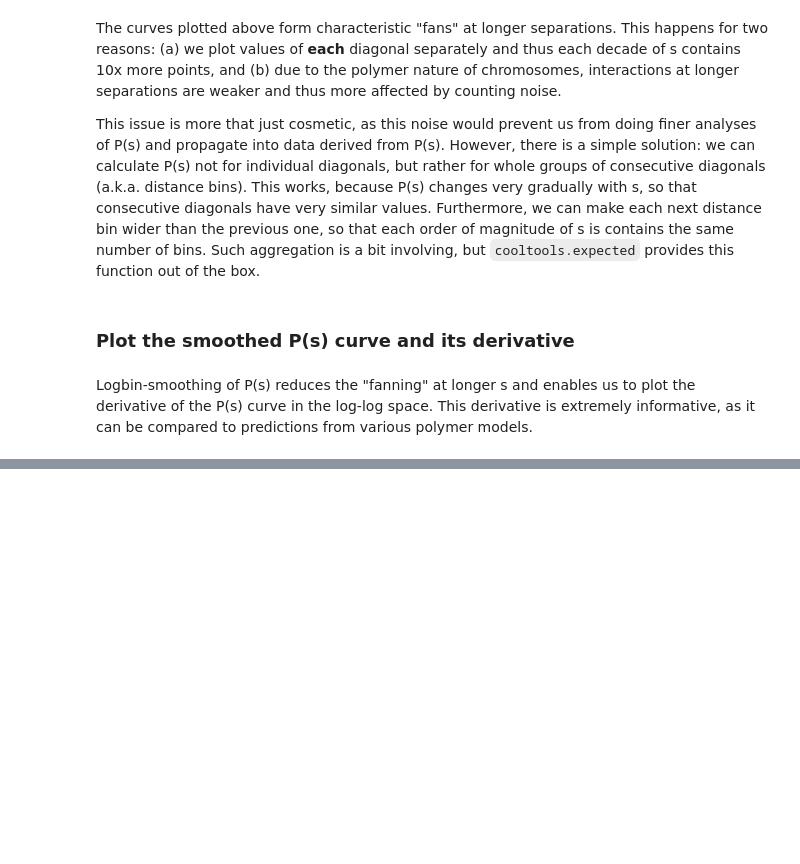
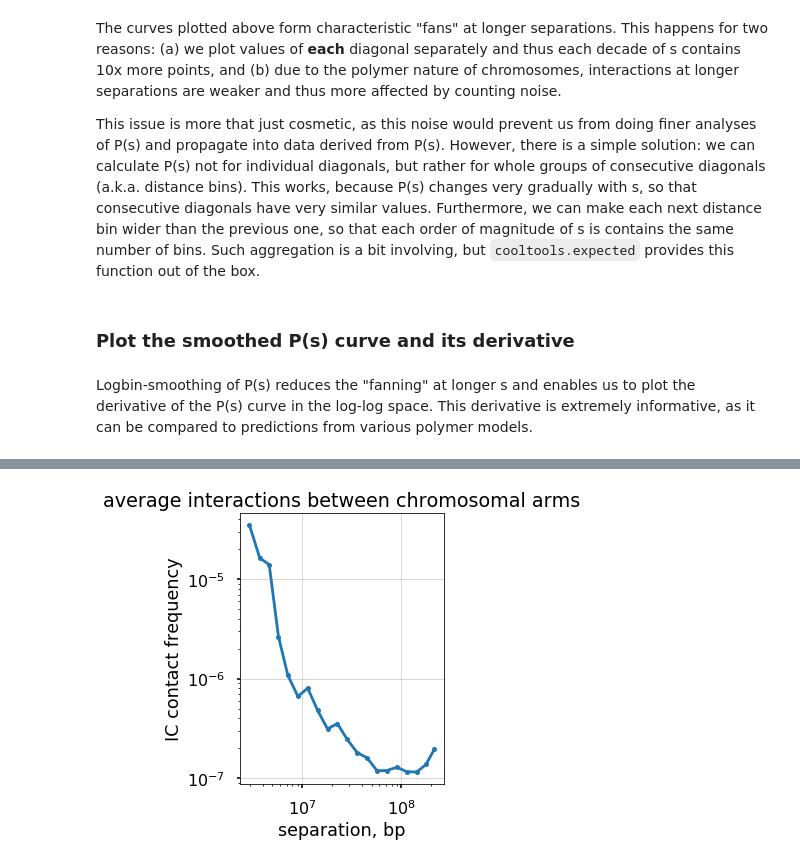
Before and after one commit to open2c/open2c_examples, a Jupyter notebook: contacts_vs_distance.ipynb, the cells around one changed output, grey strips where cells are left out. Cells and saved outputs as stored; diff of their text form; code cells hidden in the pictures; blank space fills up the shorter version.

Commit message:
cvd - add inter-arm scaling

```diff
--- a/contacts_vs_distance.ipynb
+++ b/contacts_vs_distance.ipynb
@@ -223,0 +223,13 @@ ax.grid(lw=0.5)
+# %%
+# create two sets of left and right arms, matching each other (cis-ones):
+gb = hg38_arms.groupby('chrom')
+left_arms = gb.nth(0).reset_index()
+right_arms = gb.nth(1).reset_index()
+# %%
+# cvd_inter == contacts-vs-distance between chromosomal arms
+cvd_inter = cooltools.expected.diagsum_asymm(
+    clr=clr,
+    regions1=left_arms,
+    regions2=right_arms,
+    transforms={'balanced': lambda p: p['count']*p['weight1']*p['weight2']}
+)
@@ -223,0 +268,17 @@ ax.grid(lw=0.5)
+# %%
+f, ax = plt.subplots(1,1,
+    figsize=(5,5),)
+ax.loglog(
+    lb_cvd_inter_agg['s_bp'],
+    lb_cvd_inter_agg['balanced.avg'],
+    marker='o',
+    markersize=5,
+)
+ax.set(
+    xlabel='separation, bp',
+    ylabel='IC contact frequency',
+    title="average interactions between chromosomal arms")
+ax.grid(lw=0.5)
+ax.set_aspect(1.0)
+# %% [output]
+[figure, added]
```
Also changed, not shown: parts of 2 cells of this notebook.
